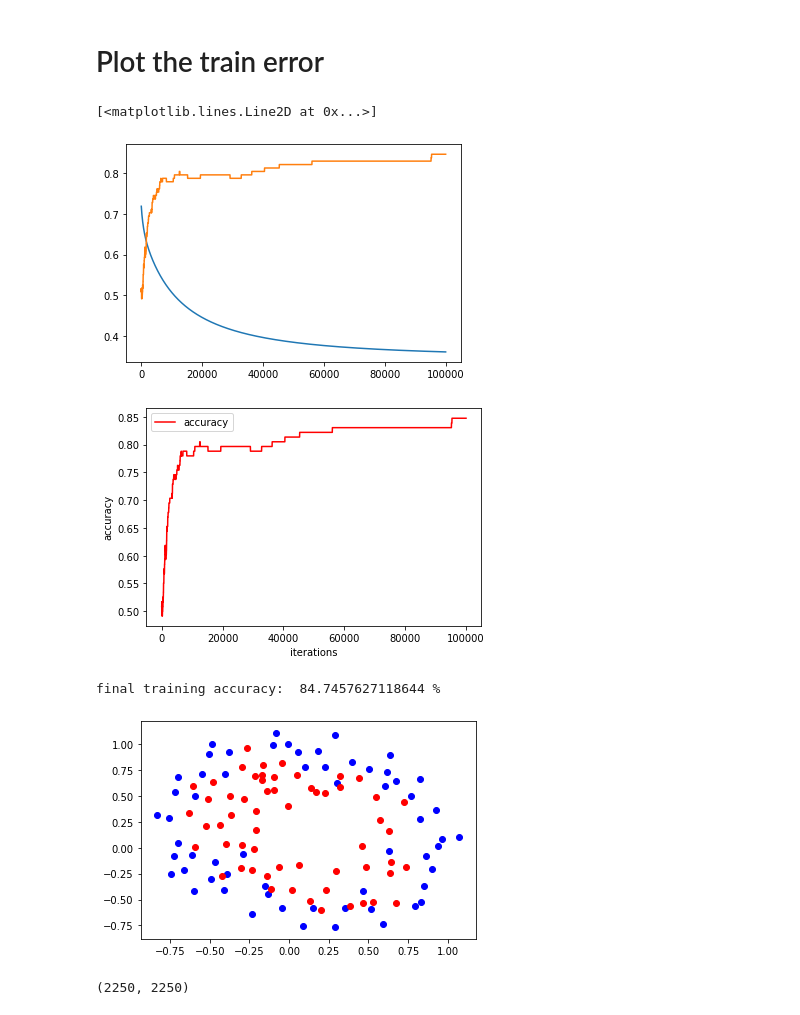
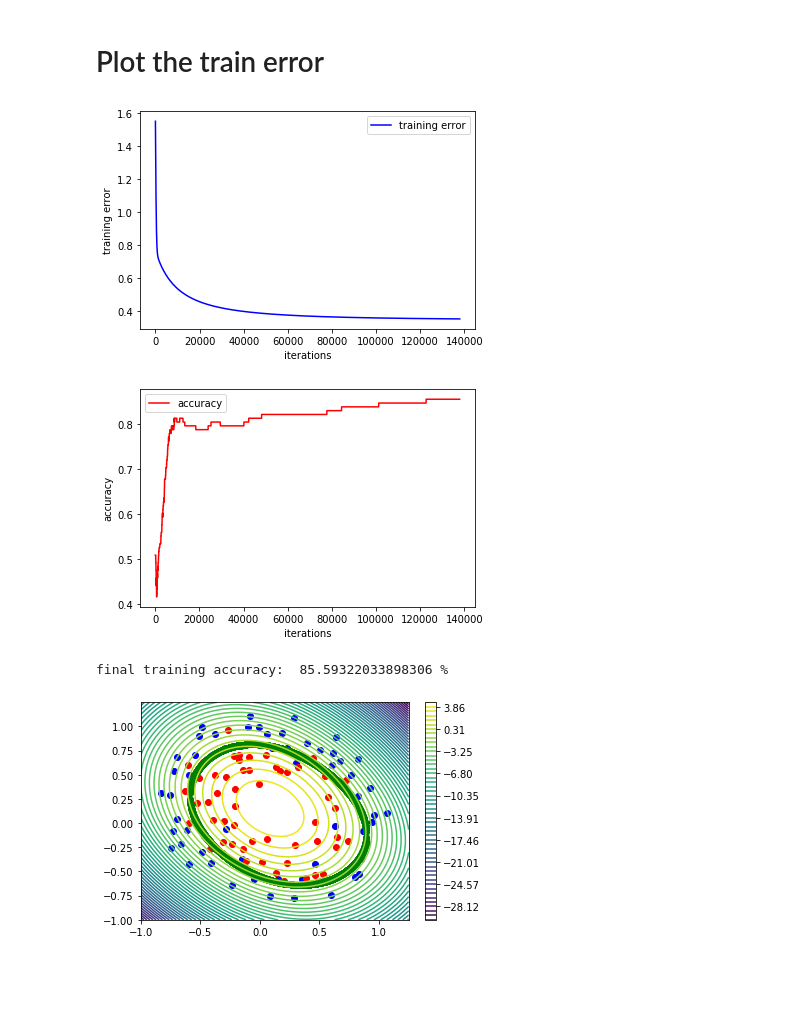
Before and after one commit to HeegonJin/lec_MachineLearning, a Jupyter notebook: assginment06.ipynb, the cells around one changed output. Cells and saved outputs as stored; diff of their text form; code cells hidden in the pictures; blank space fills up the shorter version.

Commit message:
plot the optimal classifier with contour

```diff
--- a/assginment06.ipynb
+++ b/assginment06.ipynb
@@ -155,7 +155,7 @@ def acc(t0,t1,t2,t3,t4,t5,t6,t7,t8,t9,t10,t11,t12,t13,t14,t15,X,Y,m):
 # %%
 m = len(label)
 lr = 0.01
-itermax = 100000
+itermax = 300000
 itercount = 0
 loss = []
 accuracy = []
@@ -172,6 +172,19 @@ while True:
 
     if itercount > 2 and abs(loss[-1]-loss[-2]) < 0.0000001: #check convergence
         break
+# %%
+boundary = []
+for xi in range(2250):
+    temp = []
+    for yi in range(2250):
+        if 0-1e-1<=Z[xi][yi] <= 0+1e-1:
+            temp.append(Y[yi])
+    if len(temp)>0 and (xi == 0 or xi == 2249):
+        boundary.append((X[xi], (min(temp) + max(temp)) / 2))
+    elif len(temp)>1:
+        boundary.append((X[xi], min(temp)))
+        boundary.append((X[xi], max(temp)))
+boundary = np.array(boundary)
 # %%
 step = [i for i in range(itercount)]
 plt.plot(step, loss ,  label = 'training error', c = 'b')
@@ -180,8 +193,7 @@ plt.ylabel("training error")
 plt.legend()
 plt.show()
 # %% [output]
-[<matplotlib.lines.Line2D at 0x...>]
-[figure, old version]
+[figure, new version]
 # %%
 plt.plot(step, accuracy, label = 'accuracy', c = 'r')
 plt.xlabel("iterations")
@@ -189,21 +201,24 @@ plt.ylabel("accuracy")
 plt.legend()
 plt.show()
 # %% [output]
-[figure, old version]
+[figure, new version]
 # %%
 print("final training accuracy: ", accuracy[-1]*100, "%")
 # %% [output]
-final training accuracy:  84.7457627118644 %
+final training accuracy:  85.59322033898306 %
 # %%
+cp = plt.contour(X, Y, Z,
+                 levels = np.linspace(Z.reshape(-1, 1).min(), Z.reshape(-1, 1).max(), 50)
+                )
+plt.colorbar(cp)
+
 plt.scatter(pointX0, pointY0, c='b')
 plt.scatter(pointX1, pointY1, c='r')
+plt.scatter(boundary[:,0], boundary[:,1], c='g')
 X = np.arange(-1,1.25,0.001)
 Y = np.arange(-1,1.25,0.001)
 XX,YY = np.meshgrid(X,Y)
 Z = g(t0, t1, t2, t3, t4,t5,t6,t7,t8,t9,t10,t11,t12,t13,t14,t15, XX,YY)
+plt.show()
 # %% [output]
-[figure, old version]
+[figure, new version]
-# %%
-Z.shape
-# %% [output]
-(2250, 2250)
```
Also changed, not shown: parts of 5 cells of this notebook.
